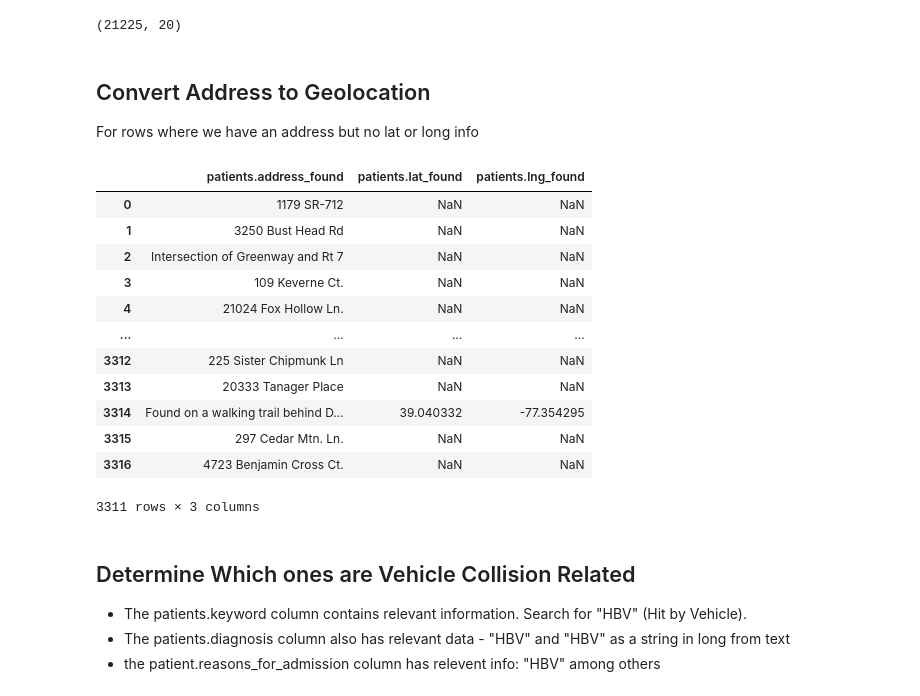
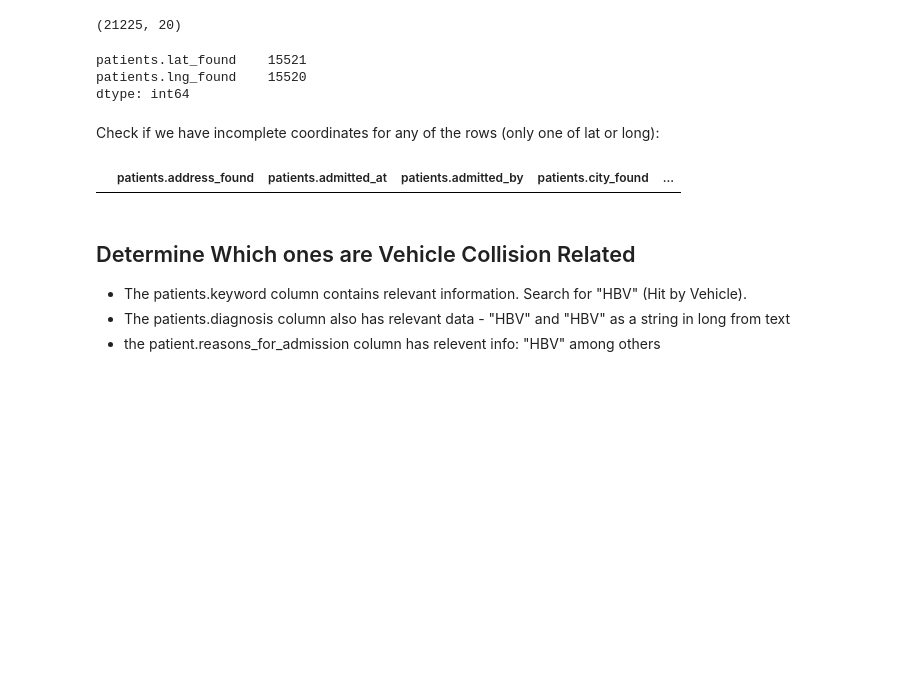
Before and after one commit to code-for-charlottesville/wildlife_collisions, a Jupyter notebook: pipeline_cleaning/WRMD Data/WRMD_data_pipeline.ipynb, the cells around one changed output. Saved outputs shown, nothing was run; the diff lists cells and outputs as text; code cells hidden in the pictures; blank space fills up the shorter version.

```diff
--- a/pipeline_cleaning/WRMD Data/WRMD_data_pipeline.ipynb
+++ b/pipeline_cleaning/WRMD Data/WRMD_data_pipeline.ipynb
@@ -101,22 +93,3 @@ df = df.dropna(subset=['patients.address_found', 'patients.lat_found', 'patients
 df.shape
 # %% [output]
 (21225, 20)
-# %% [markdown]
-## Convert Address to Geolocation
-For rows where we have an address but no lat or long info
-# %%
-df[['patients.address_found', 'patients.lat_found', 'patients.lng_found']]
-# %% [output]
-|  | patients.address_found | patients.lat_found | patients.lng_found |
-| 0 | 1179 SR-712 | NaN | NaN |
-| 1 | 3250 Bust Head Rd | NaN | NaN |
-| 2 | Intersection of Greenway and Rt 7 | NaN | NaN |
-| 3 | 109 Keverne Ct. | NaN | NaN |
-| 4 | 21024 Fox Hollow Ln. | NaN | NaN |
-| ... | ... | ... | ... |
-| 3312 | 225 Sister Chipmunk Ln | NaN | NaN |
-| 3313 | 20333 Tanager Place | NaN | NaN |
-| 3314 | Found on a walking trail behind D... | 39.040332 | -77.354295 |
-| 3315 | 297 Cedar Mtn. Ln. | NaN | NaN |
-| 3316 | 4723 Benjamin Cross Ct. | NaN | NaN |
-3311 rows × 3 columns
@@ -192,0 +96,14 @@ df
+# %%
+# Find how many rows have a null for either the patients.lat_found or patients.lng_found columns
+df[['patients.lat_found', 'patients.lng_found']].isnull().sum()
+# %% [output]
+patients.lat_found    15521
+patients.lng_found    15520
+dtype: int64
+# %% [markdown]
+Check if we have incomplete coordinates for any of the rows (only one of lat or long):
+# %%
+# Find rows where only one of patients.lat_found or patients.lng_found columns are null
+df[df['patients.lat_found'].isnull() ^ df['patients.lng_found'].isnull()]
+# %% [output]
+|  | patients.address_found | patients.admitted_at | patients.admitted_by | patients.city_found | ... |
```
Also changed, not shown: parts of 27 cells of this notebook, 1 other file.
